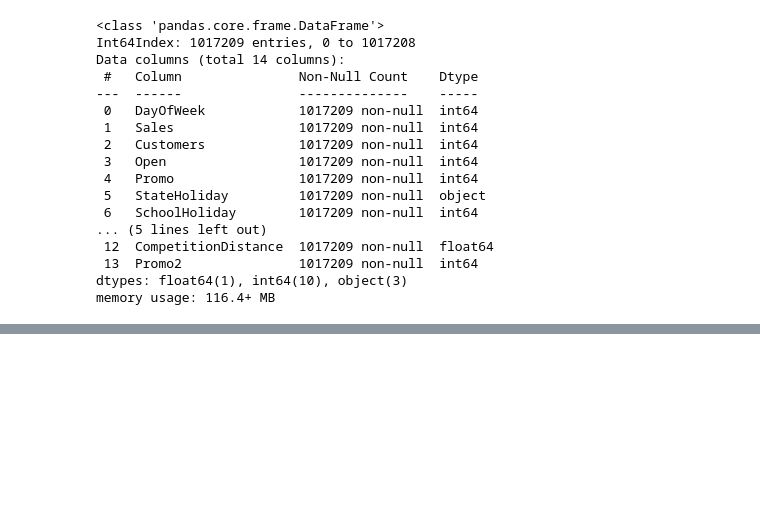
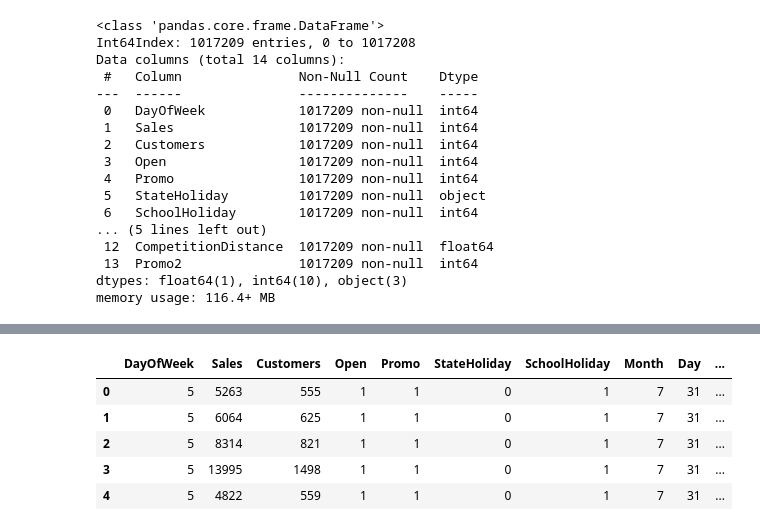
Before and after one commit to vinayakpotdar2114/Capstone-Project-2-Sales-Prediction-Rossmann-Sales-Prediction, a Jupyter notebook: Sales_Prediction_Rossmann_Sales_Prediction_Capstone_2.ipynb, the cells around one changed output, grey strips where cells are left out. Cells and saved outputs as stored; diff of their text form; code cells hidden in the pictures; blank space fills up the shorter version.

```diff
--- a/Sales_Prediction_Rossmann_Sales_Prediction_Capstone_2.ipynb
+++ b/Sales_Prediction_Rossmann_Sales_Prediction_Capstone_2.ipynb
@@ -507,0 +510,3 @@ memory usage: 116.4+ MB
+# %%
+# Here we only need to know if there is a State Holiday or not.
+dataset['StateHoliday'] = dataset.StateHoliday.map({np.nan: 0 ,0: 0,'0':0, 'a':1 ,'b' : 1,'c': 1})
@@ -507,0 +539,9 @@ memory usage: 116.4+ MB
+# %%
+dataset.head()
+# %% [output]
+|  | DayOfWeek | Sales | Customers | Open | Promo | StateHoliday | SchoolHoliday | Month | Day | ... |
+| 0 | 5 | 5263 | 555 | 1 | 1 | 0 | 1 | 7 | 31 | ... |
+| 1 | 5 | 6064 | 625 | 1 | 1 | 0 | 1 | 7 | 31 | ... |
+| 2 | 5 | 8314 | 821 | 1 | 1 | 0 | 1 | 7 | 31 | ... |
+| 3 | 5 | 13995 | 1498 | 1 | 1 | 0 | 1 | 7 | 31 | ... |
+| 4 | 5 | 4822 | 559 | 1 | 1 | 0 | 1 | 7 | 31 | ... |
```
Also changed, not shown: parts of 19 cells of this notebook.
